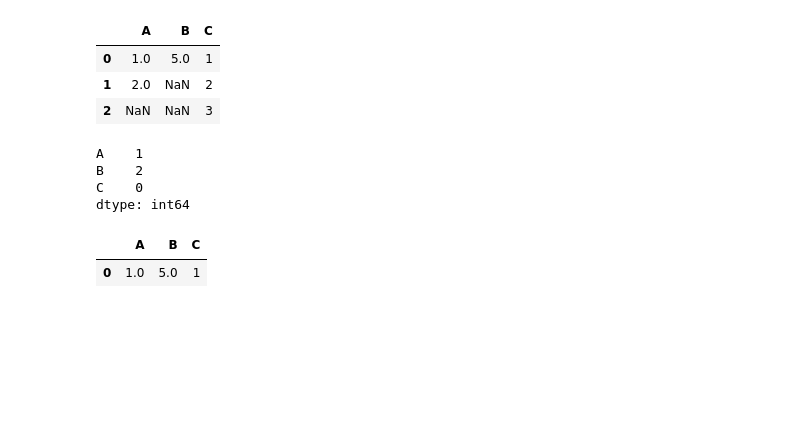
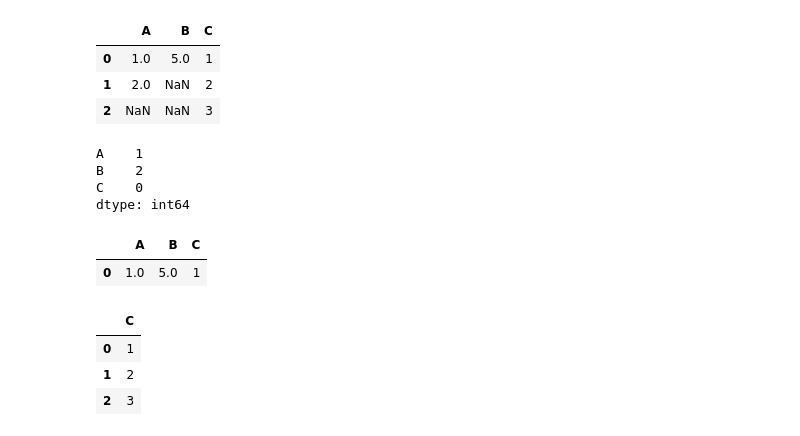
Before and after one commit to Malinda1/machine-learning_course_01, a Jupyter notebook: pandas_for_data_anlysis/pandas.ipynb, the cells around one changed output. Drawn from its saved outputs; the diff is of its cells as text; code cells hidden in the pictures; blank space fills up the shorter version.

```diff
--- a/pandas_for_data_anlysis/pandas.ipynb
+++ b/pandas_for_data_anlysis/pandas.ipynb
@@ -397,6 +397,12 @@ df1.dropna(
 # %%
 # Remove the all column if gave any null values
 
 df1.dropna(
-    axis
+    axis = 1,
+    inplace = False
 )
+# %% [output]
+|  | C |
+| 0 | 1 |
+| 1 | 2 |
+| 2 | 3 |
```
Also changed, not shown: parts of 3 cells of this notebook.
